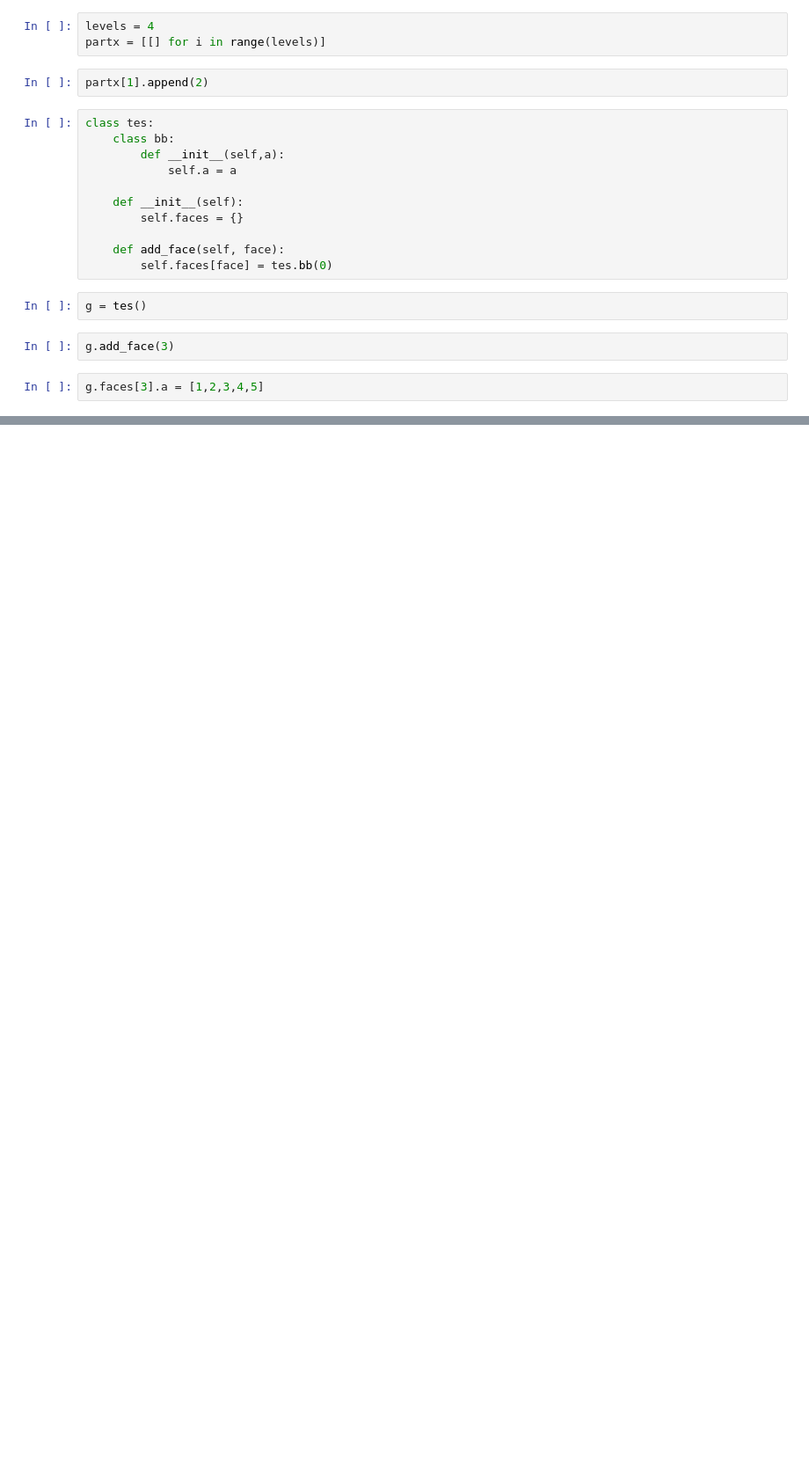
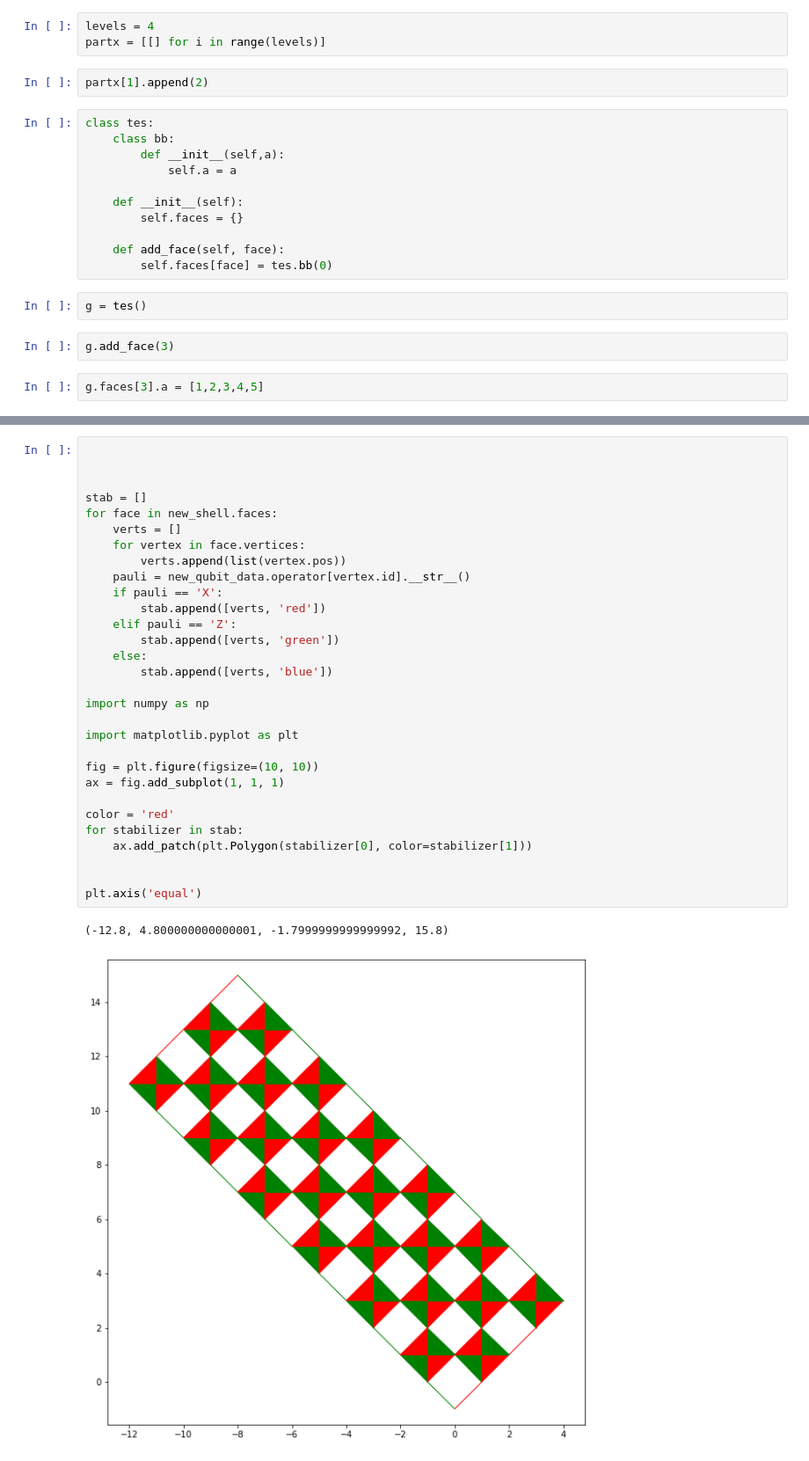
Before and after one commit to qiskit-community/qiskit-qec, a Jupyter notebook: geometry_test.ipynb, the cells around one changed output, grey strips where cells are left out. Shown at 88% size. Saved outputs shown, nothing was run; the diff lists cells and outputs as text; blank space fills up the shorter version.

```diff
--- a/geometry_test.ipynb
+++ b/geometry_test.ipynb
@@ -183,0 +423,33 @@ dict_keys(['1', '2'])
+# %%
+
+
+
+stab = []
+for face in new_shell.faces:
+    verts = []
+    for vertex in face.vertices:
+        verts.append(list(vertex.pos))
+    pauli = new_qubit_data.operator[vertex.id].__str__()
+    if pauli == 'X':
+        stab.append([verts, 'red'])
+    elif pauli == 'Z':
+        stab.append([verts, 'green'])
+    else:
+        stab.append([verts, 'blue'])
+
+import numpy as np
+
+import matplotlib.pyplot as plt
+
+fig = plt.figure(figsize=(10, 10))
+ax = fig.add_subplot(1, 1, 1)
+
+color = 'red'
+for stabilizer in stab:
+    ax.add_patch(plt.Polygon(stabilizer[0], color=stabilizer[1]))
+
+
+plt.axis('equal')
+# %% [output]
+(-12.8, 4.800000000000001, -1.7999999999999992, 15.8)
+[figure, added]
```
Also changed, not shown: parts of 31 cells of this notebook, 34 other files.
